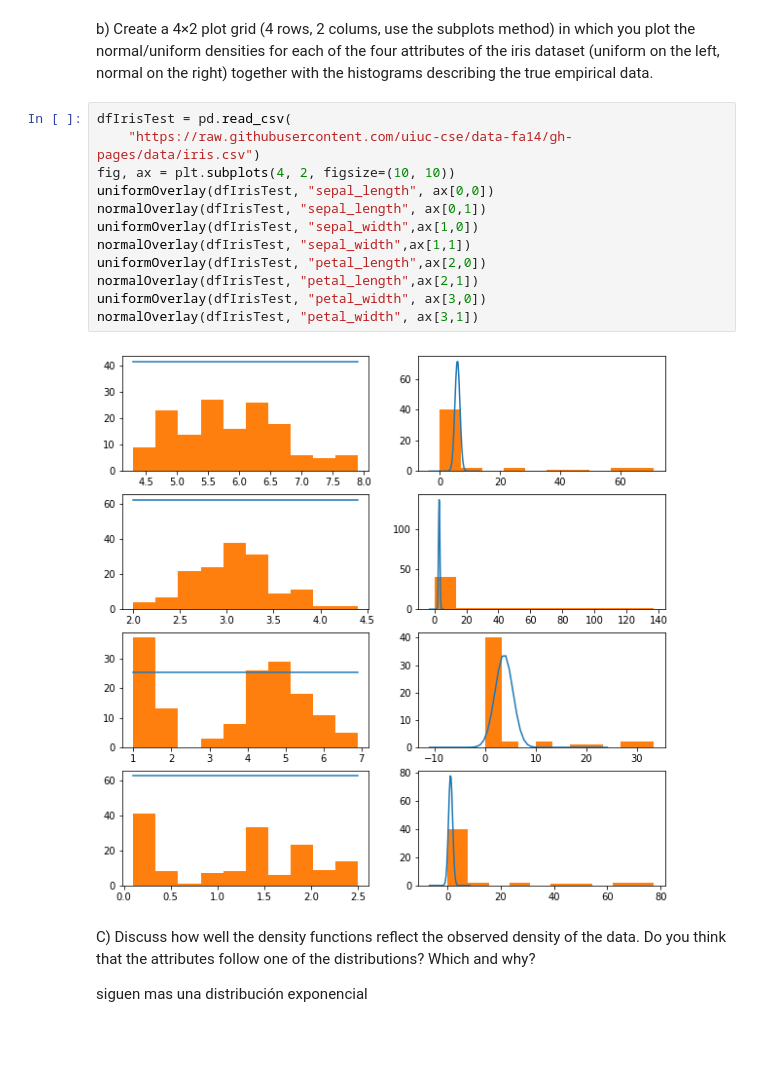
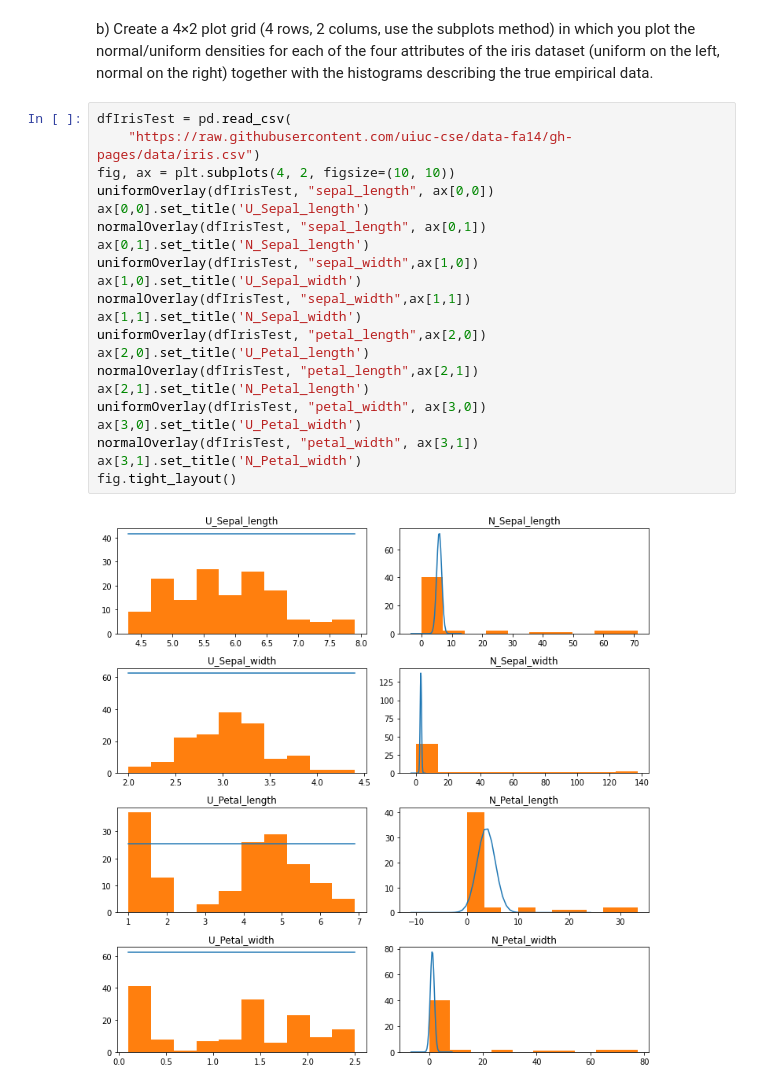
Before and after one commit to Mega61/business_inteligence_sheets, a Jupyter notebook: sheet2/Camacho_Daza_Russi_bi_sheet2.ipynb, the cells around one changed output. Cells and saved outputs as stored; diff of their text form; blank space fills up the shorter version.

```diff
--- a/sheet2/Camacho_Daza_Russi_bi_sheet2.ipynb
+++ b/sheet2/Camacho_Daza_Russi_bi_sheet2.ipynb
@@ -216,19 +222,23 @@ the true empirical data.
 # %%
 dfIrisTest = pd.read_csv(
     "https://raw.githubusercontent.com/uiuc-cse/data-fa14/gh-pages/data/iris.csv")
 fig, ax = plt.subplots(4, 2, figsize=(10, 10))
 uniformOverlay(dfIrisTest, "sepal_length", ax[0,0])
+ax[0,0].set_title('U_Sepal_length')
 normalOverlay(dfIrisTest, "sepal_length", ax[0,1])
+ax[0,1].set_title('N_Sepal_length')
 uniformOverlay(dfIrisTest, "sepal_width",ax[1,0])
+ax[1,0].set_title('U_Sepal_width')
 normalOverlay(dfIrisTest, "sepal_width",ax[1,1])
+ax[1,1].set_title('N_Sepal_width')
 uniformOverlay(dfIrisTest, "petal_length",ax[2,0])
+ax[2,0].set_title('U_Petal_length')
 normalOverlay(dfIrisTest, "petal_length",ax[2,1])
+ax[2,1].set_title('N_Petal_length')
 uniformOverlay(dfIrisTest, "petal_width", ax[3,0])
+ax[3,0].set_title('U_Petal_width')
 normalOverlay(dfIrisTest, "petal_width", ax[3,1])
+ax[3,1].set_title('N_Petal_width')
+fig.tight_layout()
 # %% [output]
-[figure, old version]
+[figure, new version]
-# %% [markdown]
-C) Discuss how well the density functions reflect the observed density of the data. Do
-you think that the attributes follow one of the distributions? Which and why?
-
-siguen mas una distribución exponencial
```
Also changed, not shown: parts of 2 cells of this notebook.
